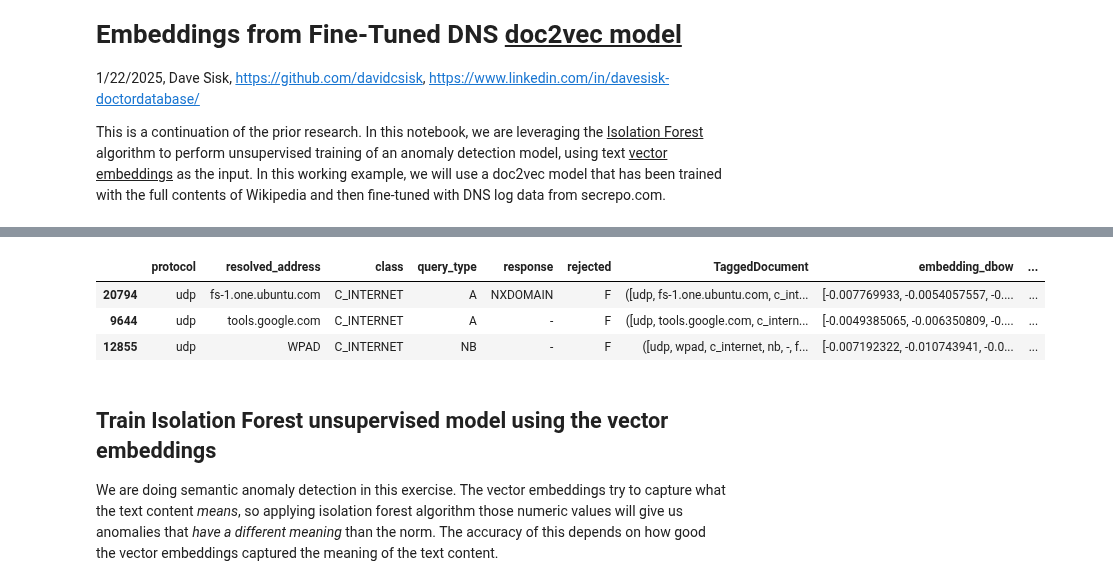
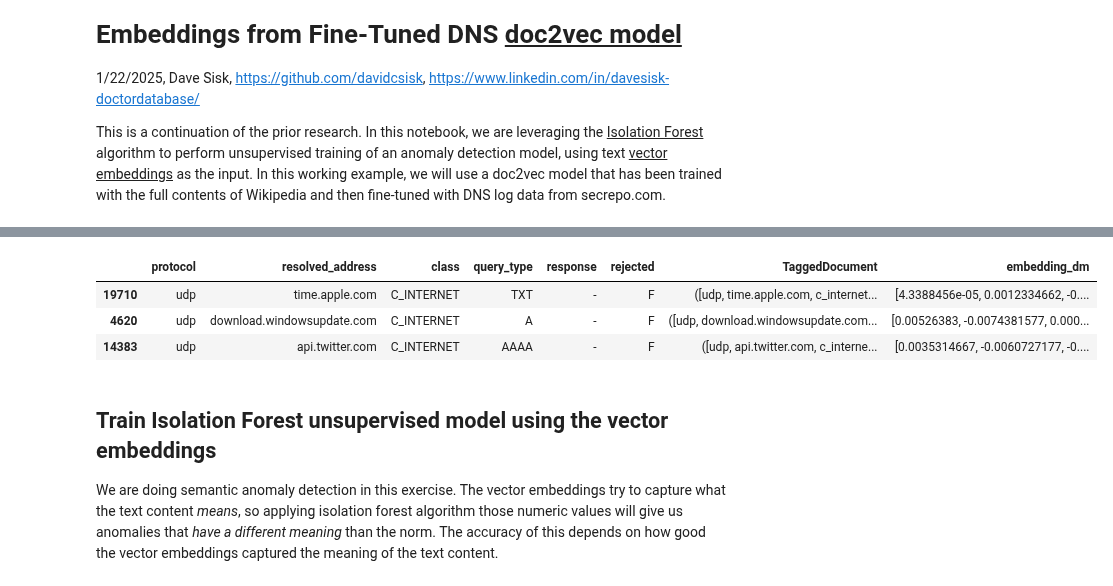
Before and after one commit to davidcsisk/vector-search-with-security-logs, a Jupyter notebook: unsupervised-anomaly-detection-with-finetuned-dns-doc2vec-model.ipynb, the cells around one changed output, grey strips where cells are left out. Drawn from its saved outputs; the diff is of its cells as text; code cells hidden in the pictures.

```diff
--- a/unsupervised-anomaly-detection-with-finetuned-dns-doc2vec-model.ipynb
+++ b/unsupervised-anomaly-detection-with-finetuned-dns-doc2vec-model.ipynb
@@ -91,16 +95,16 @@ df['TaggedDocument'] = [
 # %%
 # We'll use the pre-trained doc2vec model to calculate vector embeddings for these logs
 
 # Apply infer_vector by extracting words from TaggedDocument
-df['embedding_dbow'] = df['TaggedDocument'].apply(lambda doc: model_dbow.infer_vector(doc.words))
 df['embedding_dm'] = df['TaggedDocument'].apply(lambda doc: model_dm.infer_vector(doc.words))
+#df['embedding_dbow'] = df['TaggedDocument'].apply(lambda doc: model_dbow.infer_vector(doc.words))
 
 df.sample(3)
 # %% [output]
-|  | protocol | resolved_address | class | query_type | response | rejected | TaggedDocument | embedding_dbow | ... |
-| 20794 | udp | fs-1.one.ubuntu.com | C_INTERNET | A | NXDOMAIN | F | ([udp, fs-1.one.ubuntu.com, c_int... | [-0.007769933, -0.0054057557, -0.... | ... |
-| 9644 | udp | tools.google.com | C_INTERNET | A | - | F | ([udp, tools.google.com, c_intern... | [-0.0049385065, -0.006350809, -0.... | ... |
-| 12855 | udp | WPAD | C_INTERNET | NB | - | F | ([udp, wpad, c_internet, nb, -, f... | [-0.007192322, -0.010743941, -0.0... | ... |
+|  | protocol | resolved_address | class | query_type | response | rejected | TaggedDocument | embedding_dm |
+| 19710 | udp | time.apple.com | C_INTERNET | TXT | - | F | ([udp, time.apple.com, c_internet... | [4.3388456e-05, 0.0012334662, -0.... |
+| 4620 | udp | download.windowsupdate.com | C_INTERNET | A | - | F | ([udp, download.windowsupdate.com... | [0.00526383, -0.0074381577, 0.000... |
+| 14383 | udp | api.twitter.com | C_INTERNET | AAAA | - | F | ([udp, api.twitter.com, c_interne... | [0.0035314667, -0.0060727177, -0.... |
 # %% [markdown]
 ## Train Isolation Forest unsupervised model using the vector embeddings
 We are doing semantic anomaly detection in this exercise.  The vector embeddings try to capture what the text content <i>means</i>, so applying isolation forest algorithm those numeric values will give us anomalies that <i>have a different meaning</i> than the norm.  The accuracy of this depends on how good the vector embeddings captured the meaning of the text content.
```
Also changed, not shown: parts of 30 cells of this notebook.
